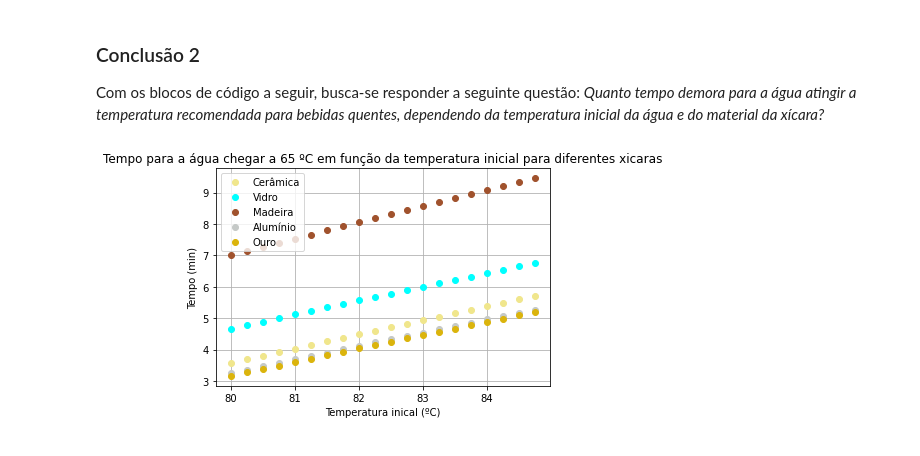
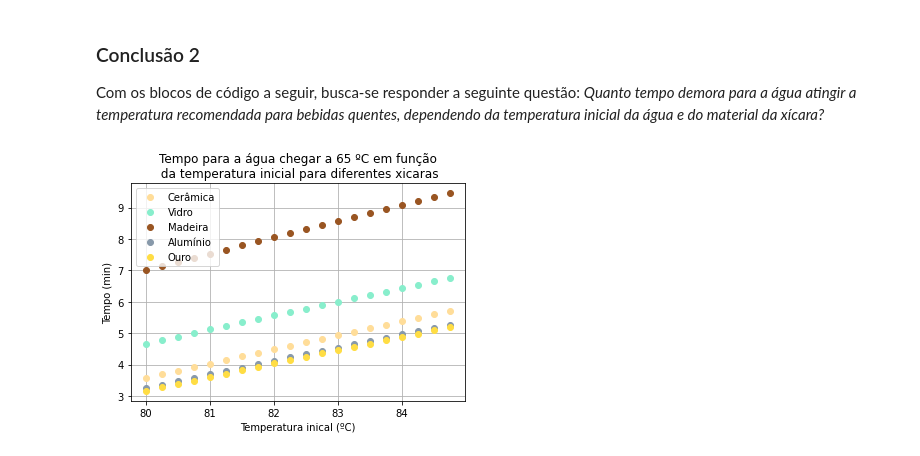
Before and after one commit to rodme02/Projeto_2_ModSim, a Jupyter notebook: Projeto_2.ipynb, the cells around one changed output. Cells and saved outputs as stored; diff of their text form; code cells hidden in the pictures.

```diff
--- a/Projeto_2.ipynb
+++ b/Projeto_2.ipynb
@@ -270,7 +270,6 @@ K_madeira  = 0.14
 K_alumínio = 235
 K_ouro     = 327
 
-cores= ('khaki','cyan','sienna','#C5C9C7','#DBB40C')
 K_list = (K_ceramica, K_vidro, K_madeira, K_alumínio, K_ouro)
 
 # Calores Específicos (em J/(kg ⋅ K))
@@ -291,6 +290,7 @@ D_list = (D_ceramica, D_vidro, D_madeira, D_alumínio, D_ouro)
 
 # Parâmetros para firerentes materiais de xícaras
 materiais_nomes  = ("Cerâmica", "Vidro", "Madeira", "Alumínio", "Ouro")
+cores = ('#FD9','#8EC','#952','#89A','#FD4')
 materiais = zip(K_list, c_list, D_list)
 
 # Tempos que a água chega na tempetarua ideal para cada material
@@ -299,32 +299,32 @@ materiais_tempos = []
 for material in materiais:
 
     # Tempos que a água chega na tempetarua ideal para temeratura inicial
     material_tempos = []
 
     for T0_agua in lista_T0_agua:
         T0 = (T0_agua, T0_xicara)
 
         # Implementação do modelo
         T_list_3 = odeint(modelo_2, T0, tempo_2_seg, args=(material, ))
         T_agua_3 = T_list_3[:, 0]
 
         # Dado conclusivo
         material_tempo = tempo_tempetarura_valor(tempo_2_min, T_agua_3, T_agua_ideal)
         material_tempos.append(material_tempo)
 
     materiais_tempos.append(material_tempos)
 
 # Plotagem do gráfico
 for i, material in enumerate(materiais_nomes):
     xicara_tempos = materiais_tempos[i]
     plt.plot(lista_T0_agua, xicara_tempos, "o", label=material, color= cores[i])
 
-plt.title('Tempo para a água chegar a 65 ºC em função da temperatura inicial para diferentes xicaras')
+plt.title('Tempo para a água chegar a 65 ºC em função\n da temperatura inicial para diferentes xicaras')
 plt.ylabel('Tempo (min)')
 plt.xlabel('Temperatura inical (ºC)')
 plt.legend()
 plt.grid()
 plt.savefig('tempos_xicaras.png', dpi=300, transparent=True)
 plt.show()
 # %% [output]
-[figure, old version]
+[figure, new version]
```
Also changed, not shown: parts of 3 cells of this notebook, 5 other files.
